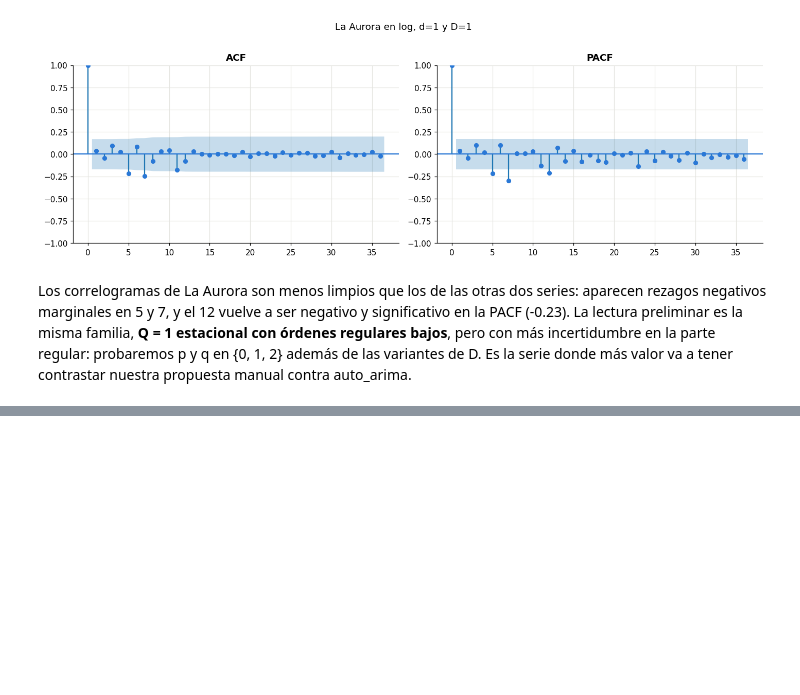
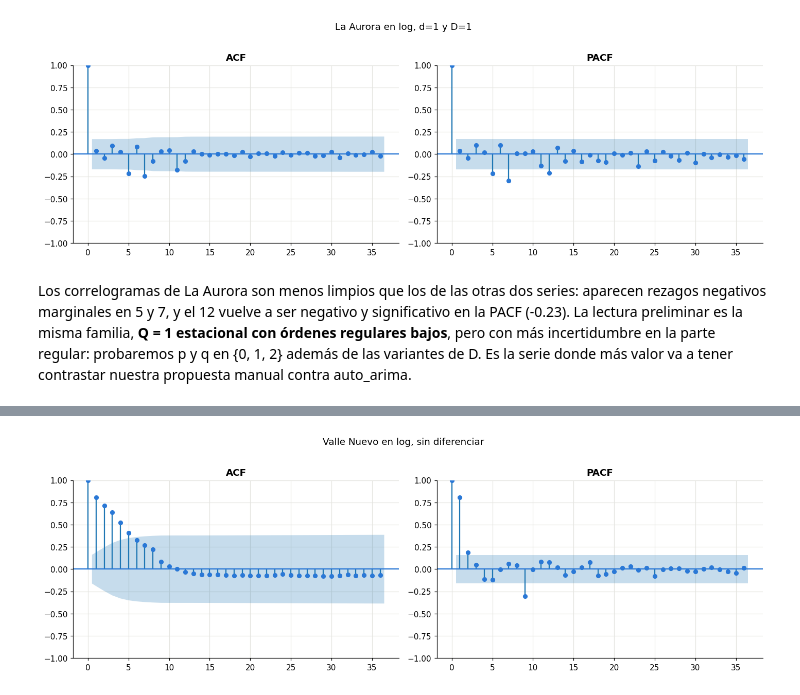
Before and after one commit to Fercho1118/Laboratorio-1-Series-de-Tiempo, a Jupyter notebook: notebooks/analisis-series.ipynb, the cells around one changed output, grey strips where cells are left out. Cells and saved outputs as stored; diff of their text form; code cells hidden in the pictures; blank space fills up the shorter version.

```diff
--- a/notebooks/analisis-series.ipynb
+++ b/notebooks/analisis-series.ipynb
@@ -628,0 +675,10 @@ y comparación del punto 4f al 4k.
+# %%
+vnuevo_log = np.log(vnuevo)
+correlogramas(vnuevo_log, "Valle Nuevo en log, sin diferenciar", "serie-vnuevo-acf-nivel")
+tabla_estacionariedad(vnuevo_log, {
+    "nivel (log)": vnuevo_log,
+    "1a diferencia": vnuevo_log.diff(),
+    "1a diferencia + estacional (12)": vnuevo_log.diff().diff(12),
+})
+# %% [output]
+[figure, added]
```
Also changed, not shown: parts of 26 cells of this notebook.
